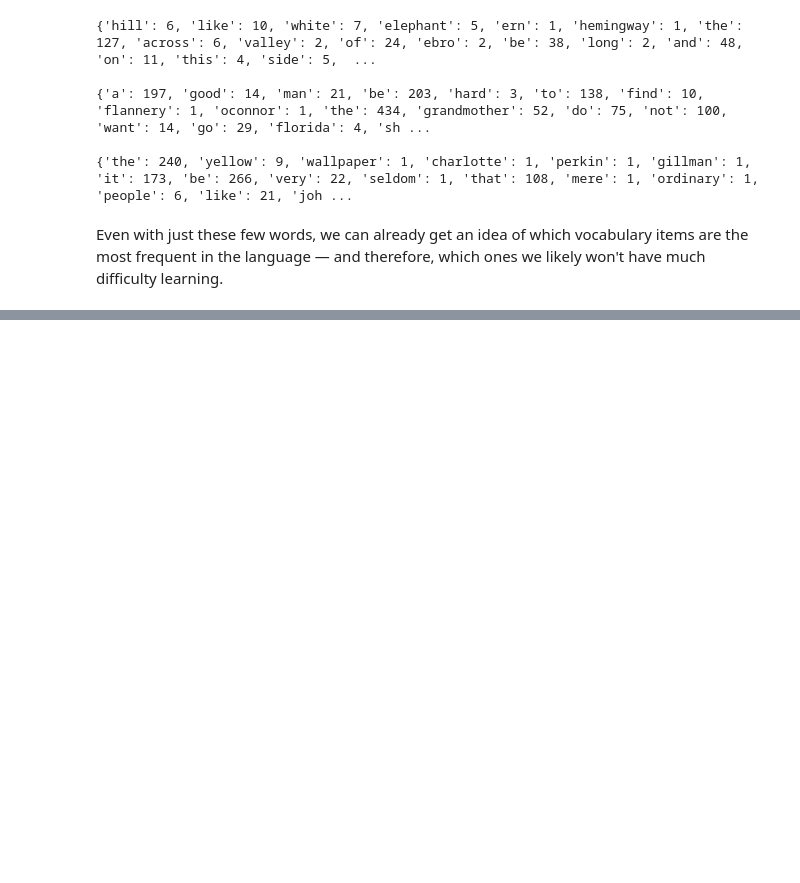
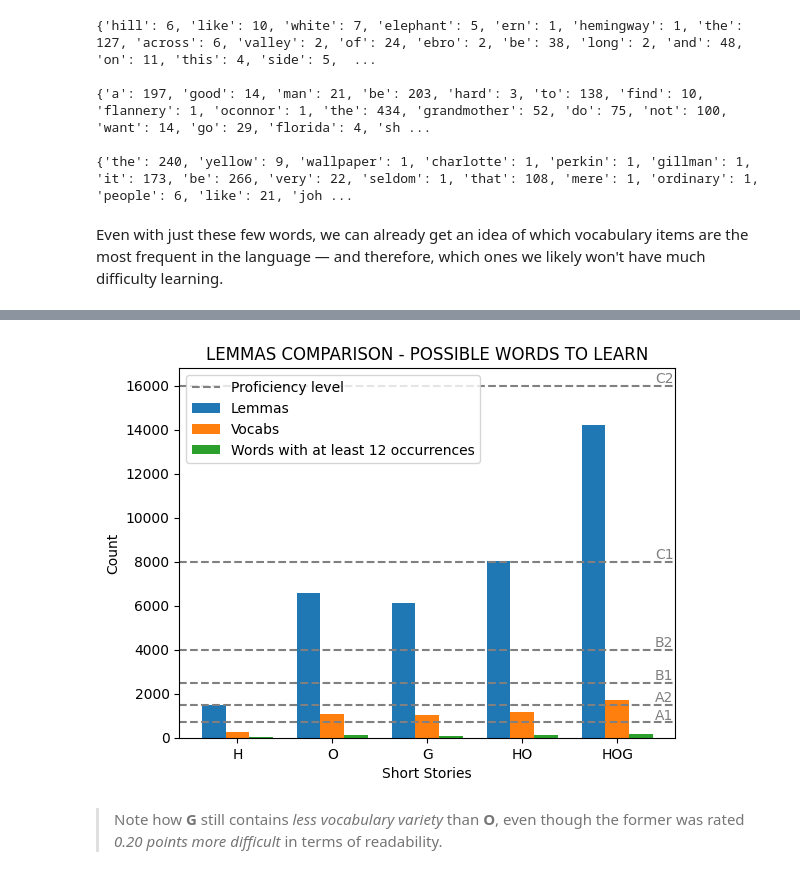
Before and after one commit to letizia-z/Vocab-growth-through-short-stories, a Jupyter notebook: Acquire_L2_words_from_consuming_content.ipynb, the cells around one changed output, grey strips where cells are left out. Cells and saved outputs as stored; diff of their text form; code cells hidden in the pictures; blank space fills up the shorter version.

```diff
--- a/Acquire_L2_words_from_consuming_content.ipynb
+++ b/Acquire_L2_words_from_consuming_content.ipynb
@@ -668,0 +926,3 @@ Even with just these few words, we can already get an idea of which vocabulary i
+# %%
+combinedLemmasCountOH = countLemmas(combinedLemmasOH)
+print(combinedLemmasCountOH)
@@ -668,0 +1027,9 @@ Even with just these few words, we can already get an idea of which vocabulary i
+# %%
+combinedVocab = listVocab(combinedLemmas)
+combinedVocabCount = len(combinedVocab)
+combinedTotalWords = len(combinedLemmas) #vanno bene i lemmi e non le parole originali, perchè tanto ci interessa solo il numero
+combinedVariety = vocabVariety(combinedVocabCount, combinedTotalWords)
+
+print(str(combinedVocab) + '\n')
+print('Complete number of vocabs: ' + str(len(combinedVocab)))
+print('Variety of the complete vocabulary: ' + combinedVariety + '%')
@@ -668,0 +1043,3 @@ Even with just these few words, we can already get an idea of which vocabulary i
+# %%
+combinedLemmasCount = countLemmas(combinedLemmas)
+print(combinedLemmasCount)
@@ -668,0 +1062,5 @@ Even with just these few words, we can already get an idea of which vocabulary i
+# %%
+print(f'Numero minimo di occorrenze: {combinedMinCount} \n')
+
+combinedFilteredLemmas = filterLemmas(combinedLemmasCount, combinedMinCount)
+print(combinedFilteredLemmas)
@@ -668,0 +1136,50 @@ Even with just these few words, we can already get an idea of which vocabulary i
+# %%
+# Data
+texts = ['H', 'O', 'G', 'HO', 'HOG']
+lemmas = [len(lemmasH), len(lemmasO), len(lemmasG), len(combinedLemmasOH), len(combinedLemmas)]
+vocab = [len(vocabH), len(vocabO), len(vocabG), len(combinedVocabOH), len(combinedVocab)]
+filteredLemmas = [len(filteredLemmasH), len(filteredLemmasO), len(filteredLemmasG), len(combinedFilteredLemmasOH), len(combinedFilteredLemmas)]
+
+# Bars
+barWidth = 0.25
+
+r1 = range(len(texts))
+r2 = [x + barWidth for x in r1]
+r3 = [x + barWidth for x in r2]
+
+# Plotting
+plt.bar(r1, lemmas, width=barWidth, label='Lemmas')
+plt.bar(r2, vocab, width=barWidth, label='Vocabs')
+plt.bar(r3, filteredLemmas, width=barWidth, label='Words with at least 12 occurrences')
+
+# Add a dashed line to identify each proficiency level
+plt.axhline(700, ls='--', color='gray', label='Proficiency level')
+plt.text(4.65, 700, 'A1', color='gray', va='bottom')
+
+plt.axhline(1500, ls='--', color='gray')
+plt.text(4.65, 1500, 'A2', color='gray', va='bottom')
+
+plt.axhline(2500, ls='--', color='gray')
+plt.text(4.65, 2500, 'B1', color='gray', va='bottom')
+
+plt.axhline(4000, ls='--', color='gray')
+plt.text(4.65, 4000, 'B2', color='gray', va='bottom')
+
+plt.axhline(8000, ls='--', color='gray')
+plt.text(4.65, 8000, 'C1', color='gray', va='bottom')
+
+plt.axhline(16000, ls='--', color='gray')
+plt.text(4.65, 16000, 'C2', color='gray', va='bottom')
+
+# Insert the legend in the graph
+plt.xlabel('Short Stories')
+plt.ylabel('Count')
+plt.title('LEMMAS COMPARISON - POSSIBLE WORDS TO LEARN')
+plt.xticks([r + barWidth for r in range(len(texts))], texts)
+plt.legend()
+
+plt.show()
+# %% [output]
+[figure, added]
+# %% [markdown]
+> Note how **G** still contains *less vocabulary variety* than **O**, even though the former was rated *0.20 points more difficult* in terms of readability.
```
Also changed, not shown: parts of 49 cells of this notebook.
